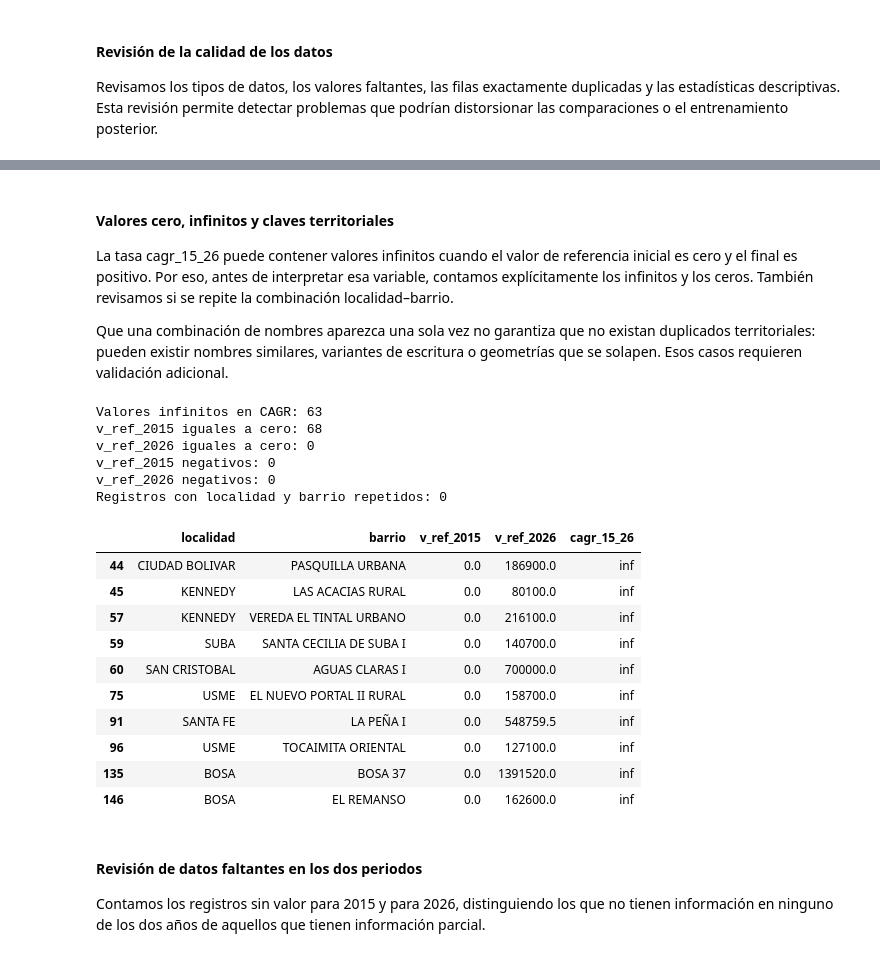
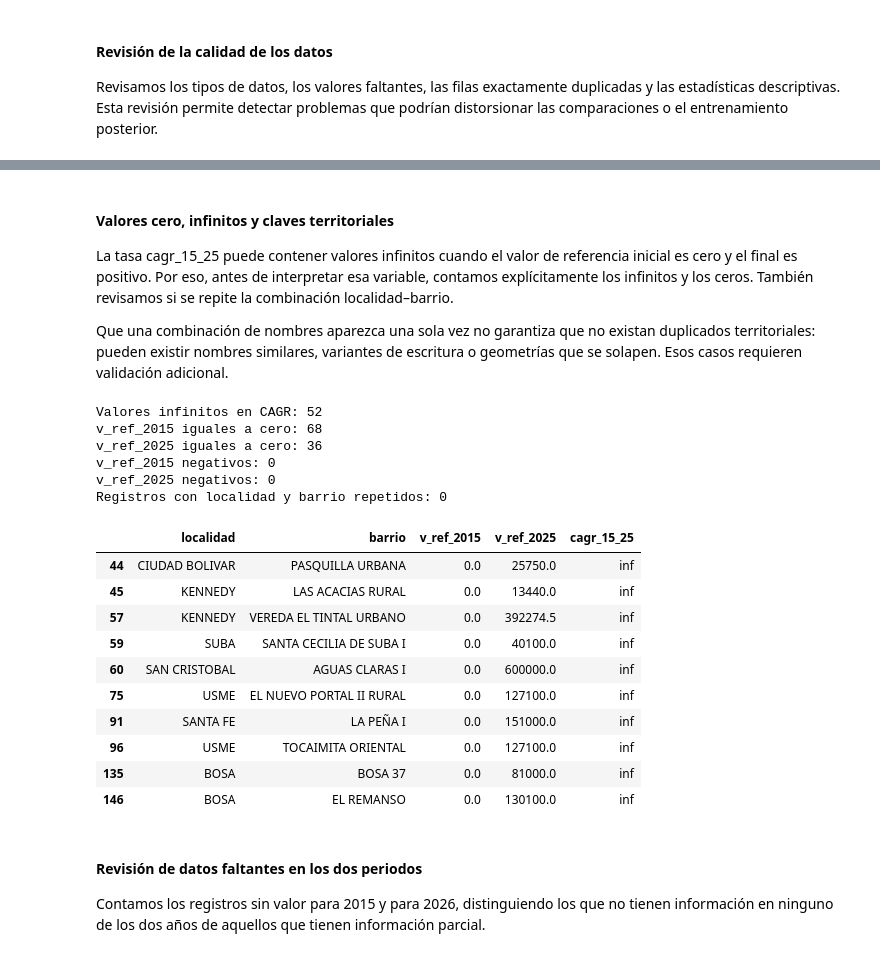
Before and after one commit to Informer20/grupo14-hipervalorizacion-bogota, a Jupyter notebook: notebooks/02_exploracion_datos_finales.ipynb, the cells around one changed output, grey strips where cells are left out. Cells and saved outputs as stored; diff of their text form; code cells hidden in the pictures.

```diff
--- a/notebooks/02_exploracion_datos_finales.ipynb
+++ b/notebooks/02_exploracion_datos_finales.ipynb
@@ -83,57 +89,57 @@ Estadísticas descriptivas:
 # %% [markdown]
 #### Valores cero, infinitos y claves territoriales
-La tasa cagr_15_26 puede contener valores infinitos cuando el valor de referencia inicial es cero y el final es positivo. Por eso, antes de interpretar esa variable, contamos explícitamente los infinitos y los ceros. También revisamos si se repite la combinación localidad–barrio.
+La tasa cagr_15_25 puede contener valores infinitos cuando el valor de referencia inicial es cero y el final es positivo. Por eso, antes de interpretar esa variable, contamos explícitamente los infinitos y los ceros. También revisamos si se repite la combinación localidad–barrio.
 
 Que una combinación de nombres aparezca una sola vez no garantiza que no existan duplicados territoriales: pueden existir nombres similares, variantes de escritura o geometrías que se solapen. Esos casos requieren validación adicional.
 # %%
 # Contar valores infinitos en CAGR
-infinitos = np.isinf(df["cagr_15_26"]).sum()
+infinitos = np.isinf(df["cagr_15_25"]).sum()
 print("Valores infinitos en CAGR:", infinitos)
 
 # Revisar valores de referencia iguales a cero
 print("v_ref_2015 iguales a cero:",
       (df["v_ref_2015"] == 0).sum())
 
-print("v_ref_2026 iguales a cero:",
-      (df["v_ref_2026"] == 0).sum())
+print("v_ref_2025 iguales a cero:",
+      (df["v_ref_2025"] == 0).sum())
 
 # Revisar valores negativos
 print("v_ref_2015 negativos:",
       (df["v_ref_2015"] < 0).sum())
 
-print("v_ref_2026 negativos:",
-      (df["v_ref_2026"] < 0).sum())
+print("v_ref_2025 negativos:",
+      (df["v_ref_2025"] < 0).sum())
 
 # Revisar barrios repetidos
 print("Registros con localidad y barrio repetidos:",
       df.duplicated(["localidad", "barrio"]).sum())
 
 # Mostrar registros con CAGR infinito
 display(
     df.loc[
-        np.isinf(df["cagr_15_26"]),
+        np.isinf(df["cagr_15_25"]),
         ["localidad", "barrio", "v_ref_2015",
-         "v_ref_2026", "cagr_15_26"]
+         "v_ref_2025", "cagr_15_25"]
     ].head(10)
 )
 # %% [output]
-Valores infinitos en CAGR: 63
+Valores infinitos en CAGR: 52
 v_ref_2015 iguales a cero: 68
-v_ref_2026 iguales a cero: 0
+v_ref_2025 iguales a cero: 36
 v_ref_2015 negativos: 0
-v_ref_2026 negativos: 0
+v_ref_2025 negativos: 0
 Registros con localidad y barrio repetidos: 0
-|  | localidad | barrio | v_ref_2015 | v_ref_2026 | cagr_15_26 |
-| 44 | CIUDAD BOLIVAR | PASQUILLA URBANA | 0.0 | 186900.0 | inf |
-| 45 | KENNEDY | LAS ACACIAS RURAL | 0.0 | 80100.0 | inf |
-| 57 | KENNEDY | VEREDA EL TINTAL URBANO | 0.0 | 216100.0 | inf |
-| 59 | SUBA | SANTA CECILIA DE SUBA I | 0.0 | 140700.0 | inf |
-| 60 | SAN CRISTOBAL | AGUAS CLARAS I | 0.0 | 700000.0 | inf |
-| 75 | USME | EL NUEVO PORTAL II RURAL | 0.0 | 158700.0 | inf |
-| 91 | SANTA FE | LA PEÑA I | 0.0 | 548759.5 | inf |
+|  | localidad | barrio | v_ref_2015 | v_ref_2025 | cagr_15_25 |
+| 44 | CIUDAD BOLIVAR | PASQUILLA URBANA | 0.0 | 25750.0 | inf |
+| 45 | KENNEDY | LAS ACACIAS RURAL | 0.0 | 13440.0 | inf |
+| 57 | KENNEDY | VEREDA EL TINTAL URBANO | 0.0 | 392274.5 | inf |
+| 59 | SUBA | SANTA CECILIA DE SUBA I | 0.0 | 40100.0 | inf |
+| 60 | SAN CRISTOBAL | AGUAS CLARAS I | 0.0 | 600000.0 | inf |
+| 75 | USME | EL NUEVO PORTAL II RURAL | 0.0 | 127100.0 | inf |
+| 91 | SANTA FE | LA PEÑA I | 0.0 | 151000.0 | inf |
 | 96 | USME | TOCAIMITA ORIENTAL | 0.0 | 127100.0 | inf |
-| 135 | BOSA | BOSA 37 | 0.0 | 1391520.0 | inf |
-| 146 | BOSA | EL REMANSO | 0.0 | 162600.0 | inf |
+| 135 | BOSA | BOSA 37 | 0.0 | 81000.0 | inf |
+| 146 | BOSA | EL REMANSO | 0.0 | 130100.0 | inf |
 # %% [markdown]
 #### Revisión de datos faltantes en los dos periodos
 Contamos los registros sin valor para 2015 y para 2026, distinguiendo los que no tienen información en ninguno de los dos años de aquellos que tienen información parcial.
```
Also changed, not shown: parts of 15 cells of this notebook.
